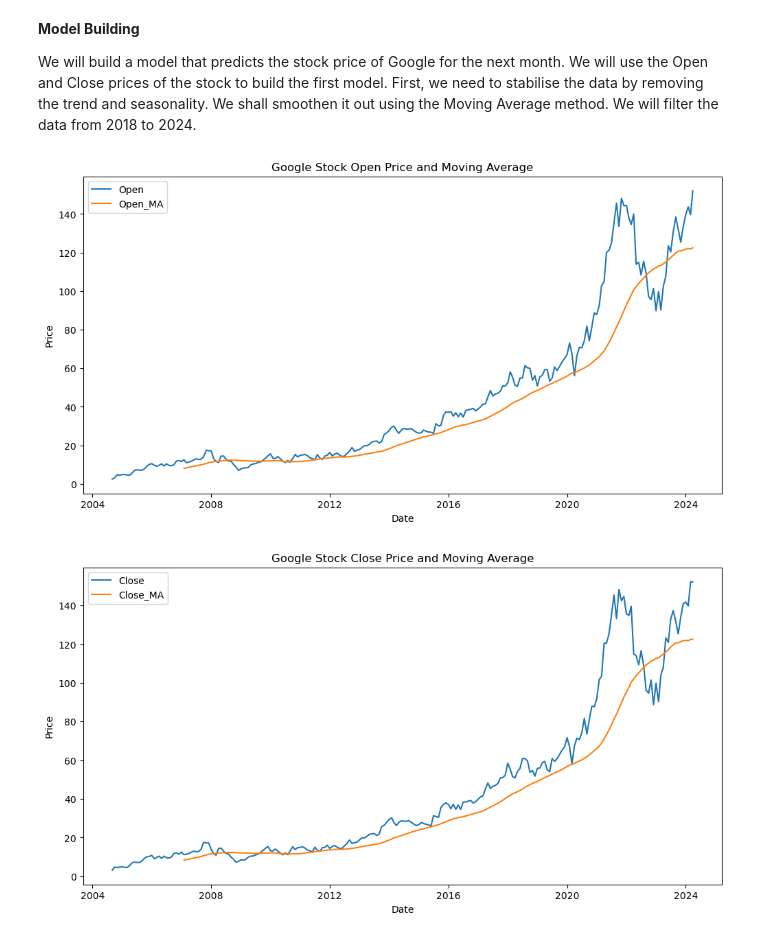
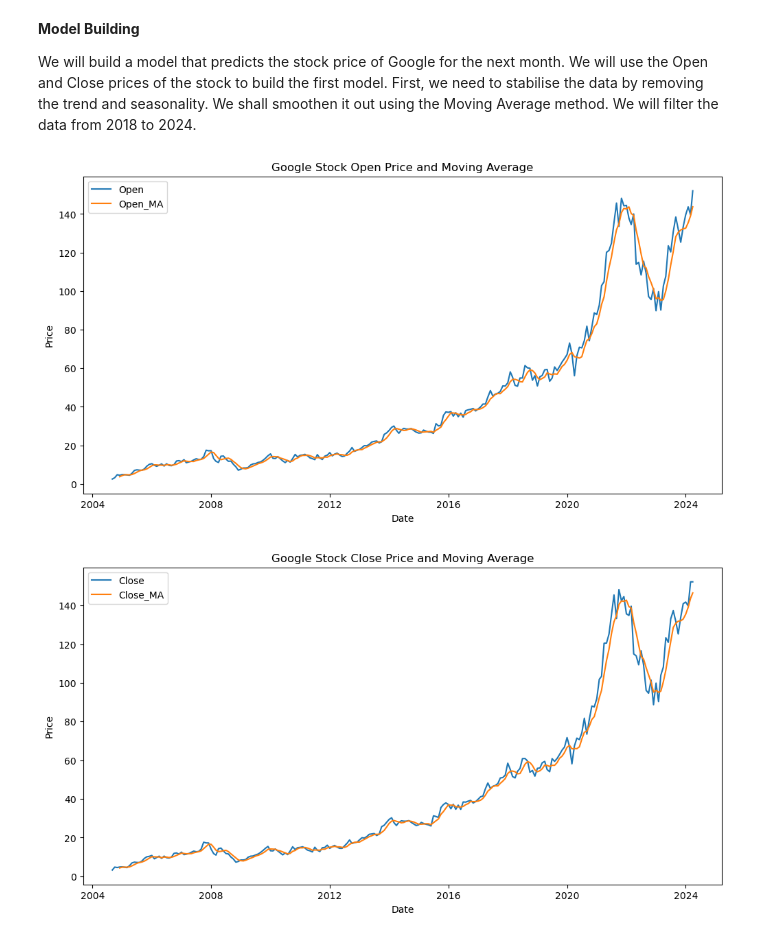
Before and after one commit to Billy272/Mastering-Data, a Jupyter notebook: Google/Google_Monthly_Stock.ipynb, the cells around one changed output. Cells and saved outputs as stored; diff of their text form; code cells hidden in the pictures.

```diff
--- a/Google/Google_Monthly_Stock.ipynb
+++ b/Google/Google_Monthly_Stock.ipynb
@@ -98,27 +98,27 @@ We will build a model that predicts the stock price of Google for the next month
 prices of the stock to build the first model. First, we need to stabilise the data by removing the trend and
 seasonality. We shall smoothen it out using the Moving Average method. We will filter the data from 2018 to 2024.
 # %%
-window_size = 30
+window_size = 4
 data['Open_MA'] = data['Open'].rolling(window=window_size).mean()
 data['Close_MA'] = data['Close'].rolling(window=window_size).mean()
 
 plt.figure(figsize=(12, 6))
 sns.lineplot(data,x='Date', y='Open', label='Open')
 sns.lineplot(data,x='Date', y='Open_MA', label='Open_MA')
 plt.title('Google Stock Open Price and Moving Average')
 plt.xlabel('Date')
 plt.ylabel('Price')
 plt.legend()
 plt.show()
 
 plt.figure(figsize=(12, 6))
 sns.lineplot(data,x='Date', y='Close', label='Close')
 sns.lineplot(data,x='Date', y='Close_MA', label='Close_MA')
 plt.title('Google Stock Close Price and Moving Average')
 plt.xlabel('Date')
 plt.ylabel('Price')
 plt.legend()
 plt.show()
 # %% [output]
-[figure, old version]
+[figure, new version]
-[figure, old version]
+[figure, new version]
```
